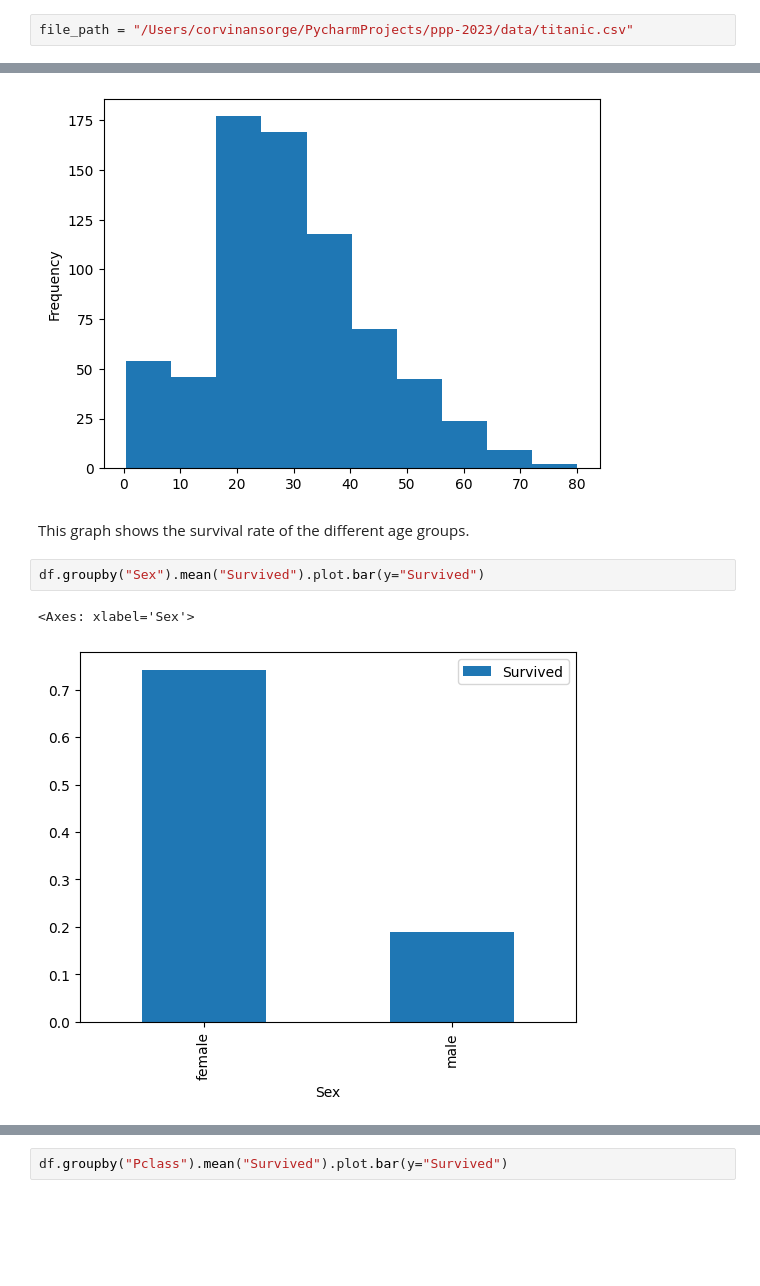
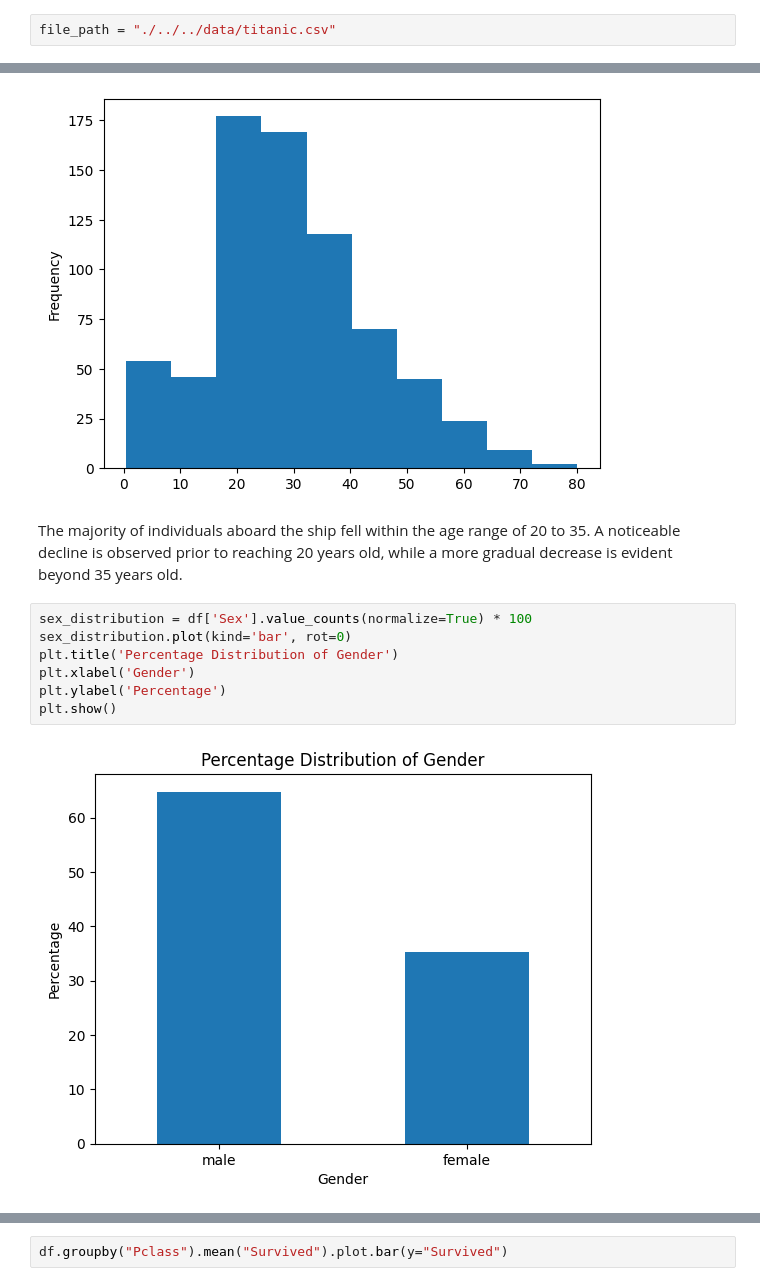
Before and after one commit to dhbw-ma-ppp/ppp-2023, a Jupyter notebook: Exercises/Corvin Ansorge/Corvin_Ansorge_Exercise_08.ipynb, the cells around one changed output, grey strips where cells are left out. Cells and saved outputs as stored; diff of their text form; blank space fills up the shorter version.

```diff
--- a/Exercises/Corvin Ansorge/Corvin_Ansorge_Exercise_08.ipynb
+++ b/Exercises/Corvin Ansorge/Corvin_Ansorge_Exercise_08.ipynb
@@ -7,5 +7,5 @@ from matplotlib import pyplot as plt
 # %% [markdown]
 ## Importing data
 # %%
-file_path = "/Users/corvinansorge/PycharmProjects/ppp-2023/data/titanic.csv"
+file_path = "./../../data/titanic.csv"
 # %% [markdown]
@@ -18,9 +18,15 @@ df['Age'].plot(kind='hist')
 <Axes: ylabel='Frequency'>
 [figure]
 # %% [markdown]
-This graph shows the survival rate of the different age groups.
+The majority of individuals aboard the ship fell within the age range of 20 to 35.
+A noticeable decline is observed prior to reaching 20 years old, while a more gradual decrease
+is evident beyond 35 years old.
-# %%
-df.groupby("Sex").mean("Survived").plot.bar(y="Survived")
-# %% [output]
-<Axes: xlabel='Sex'>
-[figure, removed]
+# %%
+sex_distribution = df['Sex'].value_counts(normalize=True) * 100
+sex_distribution.plot(kind='bar', rot=0)
+plt.title('Percentage Distribution of Gender')
+plt.xlabel('Gender')
+plt.ylabel('Percentage')
+plt.show()
+# %% [output]
+[figure, added]
```
Also changed, not shown: parts of 4 cells of this notebook.
